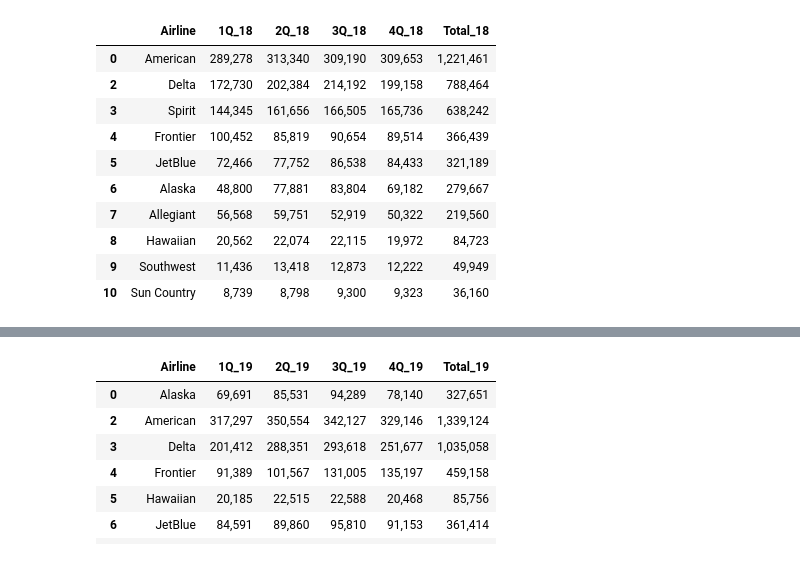
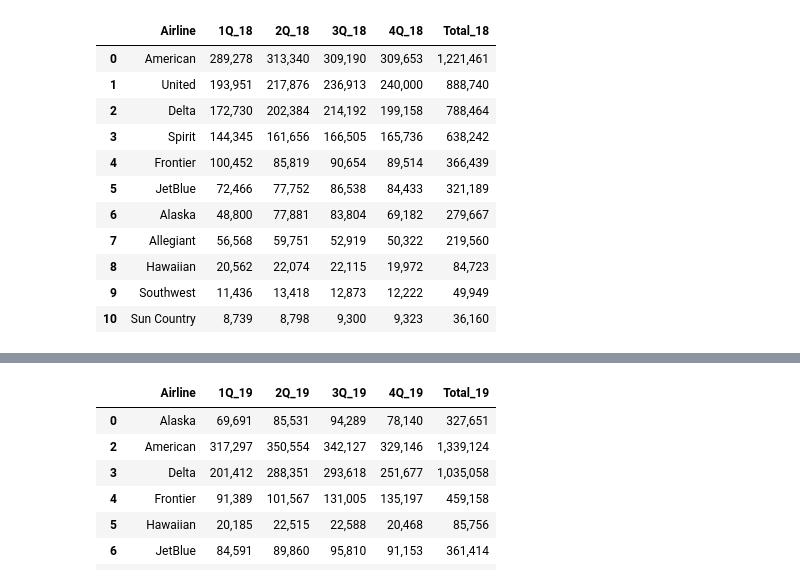
Before and after one commit to marcum531/Project1, a Jupyter notebook: Baggage_Fees.ipynb, the cells around one changed output, grey strips where cells are left out. Cells and saved outputs as stored; diff of their text form; code cells hidden in the pictures.

```diff
--- a/Baggage_Fees.ipynb
+++ b/Baggage_Fees.ipynb
@@ -81,9 +236,10 @@ fees17_dfa
 # %%
-fees18_dfa = fees18_df.drop([11, 1])
+fees18_dfa = fees18_df.drop([11])
 fees18_dfa
 # %% [output]
 |  | Airline | 1Q_18 | 2Q_18 | 3Q_18 | 4Q_18 | Total_18 |
 | 0 | American | 289,278 | 313,340 | 309,190 | 309,653 | 1,221,461 |
+| 1 | United | 193,951 | 217,876 | 236,913 | 240,000 | 888,740 |
 | 2 | Delta | 172,730 | 202,384 | 214,192 | 199,158 | 788,464 |
 | 3 | Spirit | 144,345 | 161,656 | 166,505 | 165,736 | 638,242 |
 | 4 | Frontier | 100,452 | 85,819 | 90,654 | 89,514 | 366,439 |
```
Also changed, not shown: parts of 19 cells of this notebook, 7 other files.
